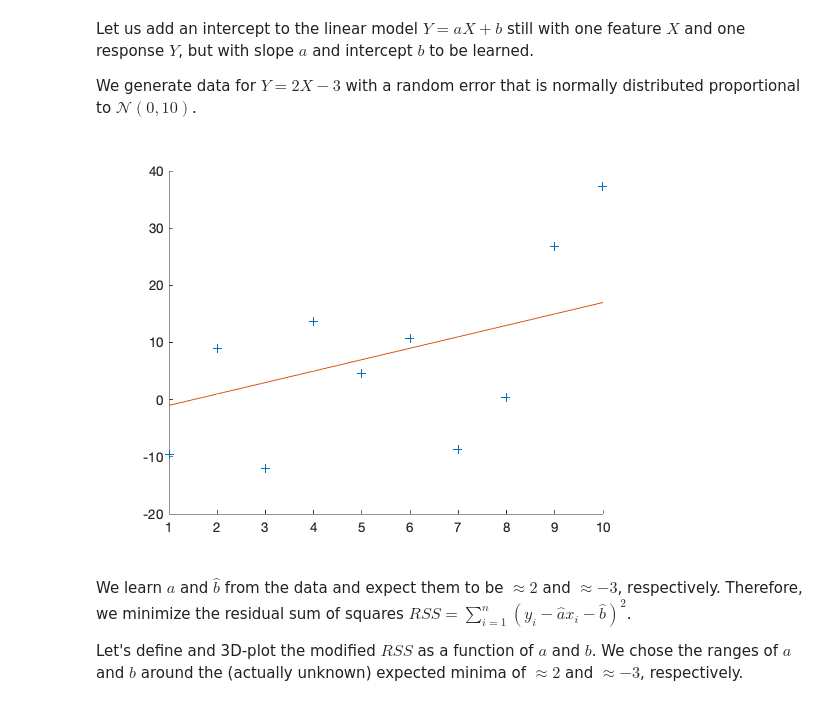
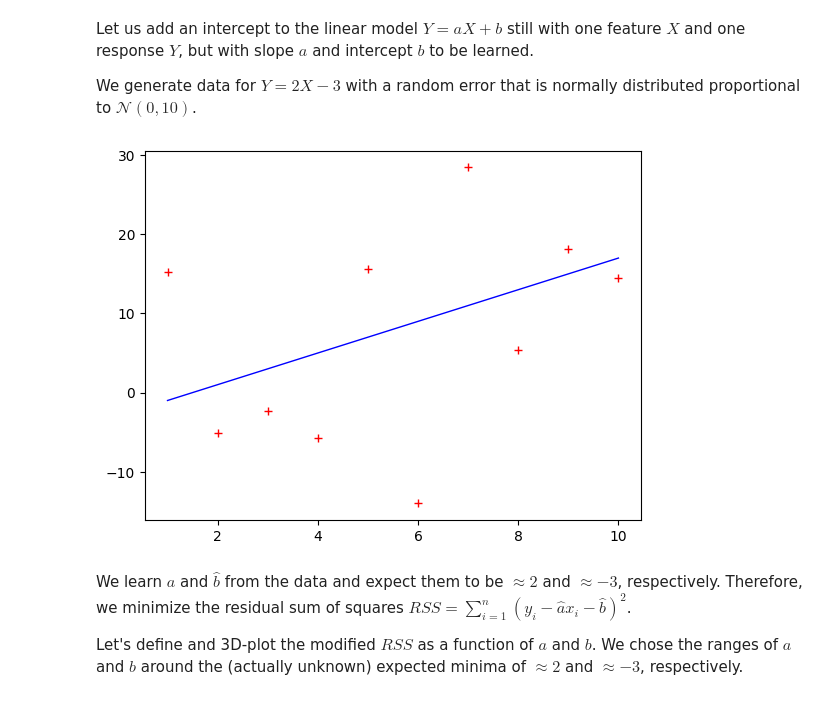
Before and after one commit to kallefrisk/Schoolwork, a Jupyter notebook: Python/DeepLearning/Numerical Linear Regression.ipynb, the cells around one changed output. Cells and saved outputs as stored; diff of their text form; code cells hidden in the pictures.

```diff
--- a/Python/DeepLearning/Numerical Linear Regression.ipynb
+++ b/Python/DeepLearning/Numerical Linear Regression.ipynb
@@ -176,15 +175,18 @@ Let us add an intercept to the linear model $Y = aX +b$ still with one feature $
 
 We generate data for $Y=2X - 3$ with a random error that is normally distributed proportional to $\mathcal{N}(0,10)$.
 # %%
-a0 = 2;
-b0 = -3;
-X = 1:N;
-Y = a0*X + b0 + normrnd(0,10,1,N);
-scatter(X,Y,'+')
-hold on
-plot(X,a0*X + b0)
+np.random.seed(1)
+a0 = 2
+b0 = -3
+X = np.linspace(1, N, N)
+Y = a0 * X + b0 + np.random.normal(loc=0, scale=10, size=N)
+
+plt.figure(6)
+plt.plot(X, Y, "r+")
+plt.plot(X, a0 * X + b0, "b-", linewidth=1)
+plt.show()
 # %% [output]
-[figure, old version]
+[figure, new version]
 # %% [markdown]
 We learn $\hat a$ and $\hat b$ from the data and expect them to be $\approx 2$ and $\approx -3$, respectively.
 Therefore, we minimize the residual sum of squares $RSS=\sum_{i=1}^{n}(y_i-\hat a x_i - \hat b)^2$.
```
Also changed, not shown: parts of 4 cells of this notebook.
